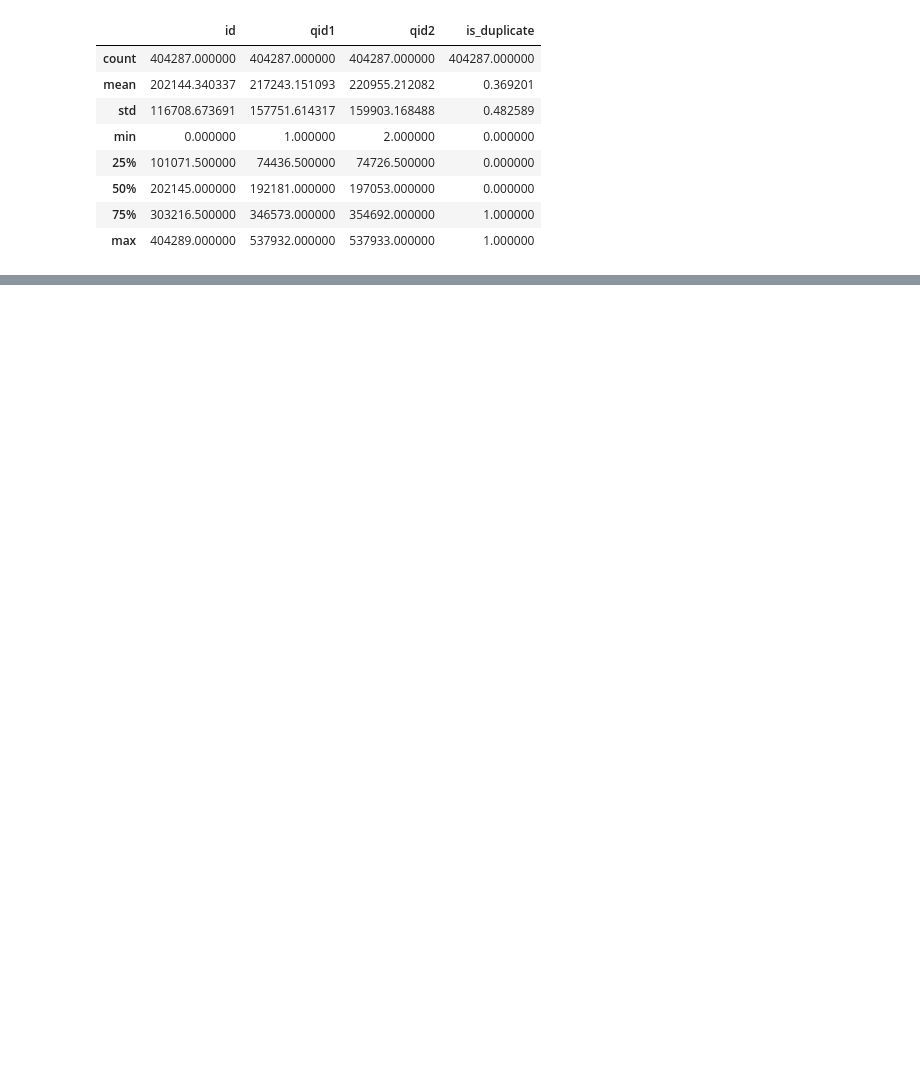
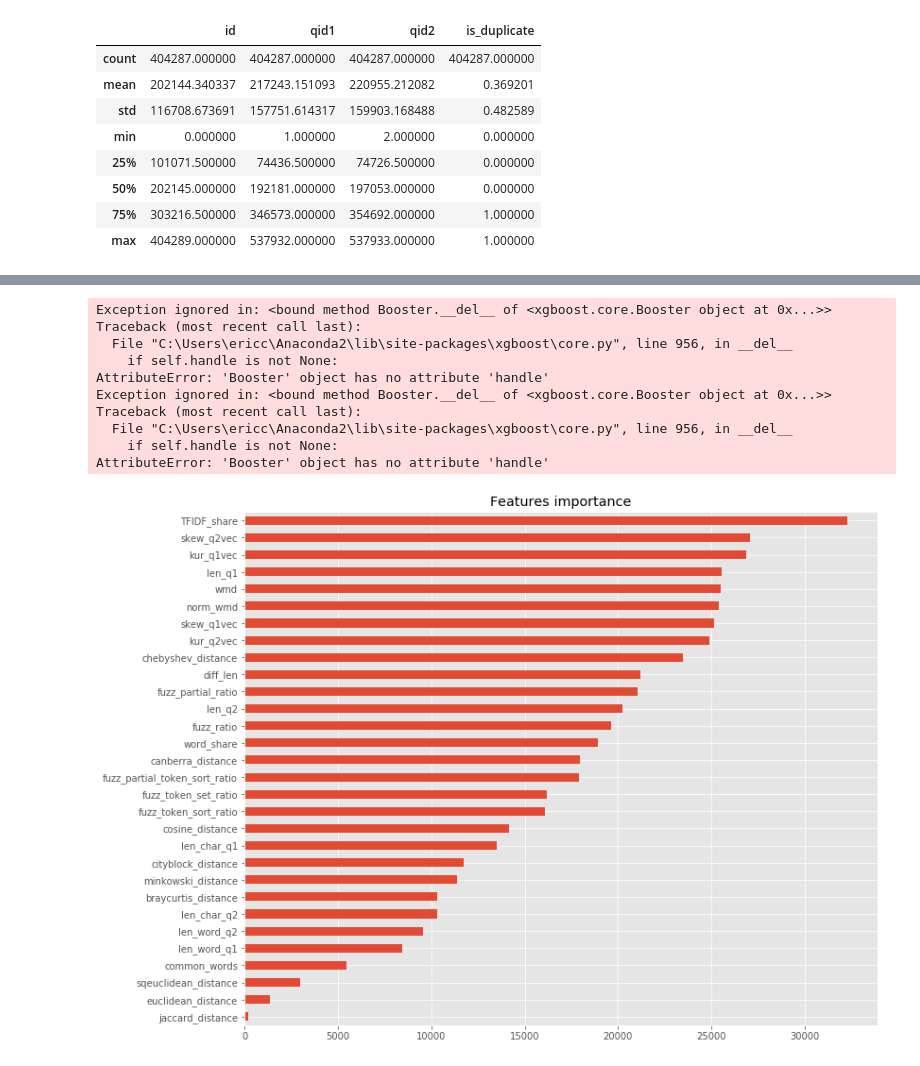
Before and after one commit to EricCanull/QuoraQuestionPairsCapstone, a Jupyter notebook: Quora.ipynb, the cells around one changed output, grey strips where cells are left out. Drawn from its saved outputs; the diff is of its cells as text; code cells hidden in the pictures; blank space fills up the shorter version.

```diff
--- a/Quora.ipynb
+++ b/Quora.ipynb
@@ -143,0 +328,3 @@ histogram(train_df, test_df)
+# %%
+# Create a normalized Word2Vec wmd distance column in train dataframe
+train_df['norm_wmd'] = train_df.apply(lambda x: norm_wmd(x['question1'], x['question2']), axis=1)
@@ -143,0 +445,6 @@ histogram(train_df, test_df)
+# %%
+# Split data
+X = train_df.loc[:, train_df.columns != 'is_duplicate']
+y = train_df.loc[:, train_df.columns == 'is_duplicate']
+train_x, test_x, train_y, test_y = train_test_split(
+    X, y, test_size=0.3, random_state=123)
@@ -143,0 +574,26 @@ histogram(train_df, test_df)
+# %%
+# Create XGBModel
+print("Starting training at", datetime.datetime.now())
+t0 = time()
+
+xgbmodel = xgb.XGBClassifier(max_depth=50,
+                             n_estimators=80,
+                             learning_rate=0.1,
+                             colsample_bytree=0.7,
+                             gamma=0,
+                             reg_alpha=4,
+                             objective='binary:logistic',
+                             eta=0.3, silent=1,
+                             subsample=0.8).fit(train_x,
+                                                      train_y.values.ravel())
+
+pred_y = xgbmodel.predict(test_x)
+cm = confusion_matrix(test_y, pred_y)
+
+t1 = time()
+print("Training ended at", datetime.datetime.now())
+print("Minutes elapsed: %f" % ((t1 - t0) / 60.))
+
+print(cm)
+print('Accuracy', accuracy_score(test_y, pred_y))
+print(classification_report(test_y, pred_y))
@@ -143,0 +615,21 @@ histogram(train_df, test_df)
+# %%
+# Show feature importance levels
+fig, ax = plt.subplots()
+ts = pd.Series(xgbmodel.get_booster().get_fscore())
+ts.sort_values(axis=0, ascending=True)
+ax = ts.sort_values().plot(kind="barh", title="Features importance",
+                           figsize=(12, 10), use_index=True)
+ax.yaxis.label.set_color('#a2a2f7')
+plt.show()
+# %% [output]
+Exception ignored in: <bound method Booster.__del__ of <xgboost.core.Booster object at 0x...>>
+Traceback (most recent call last):
+  File "C:\Users\ericc\Anaconda2\lib\site-packages\xgboost\core.py", line 956, in __del__
+    if self.handle is not None:
+AttributeError: 'Booster' object has no attribute 'handle'
+Exception ignored in: <bound method Booster.__del__ of <xgboost.core.Booster object at 0x...>>
+Traceback (most recent call last):
+  File "C:\Users\ericc\Anaconda2\lib\site-packages\xgboost\core.py", line 956, in __del__
+    if self.handle is not None:
+AttributeError: 'Booster' object has no attribute 'handle'
+[figure, added]
```
Also changed, not shown: parts of 45 cells of this notebook, 5 other files.
